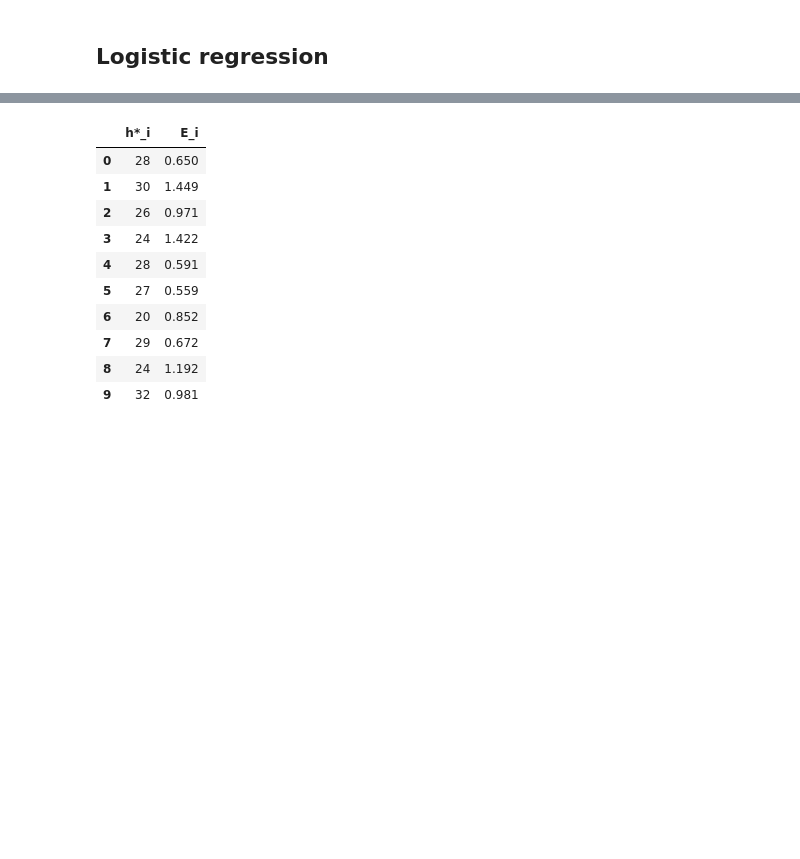
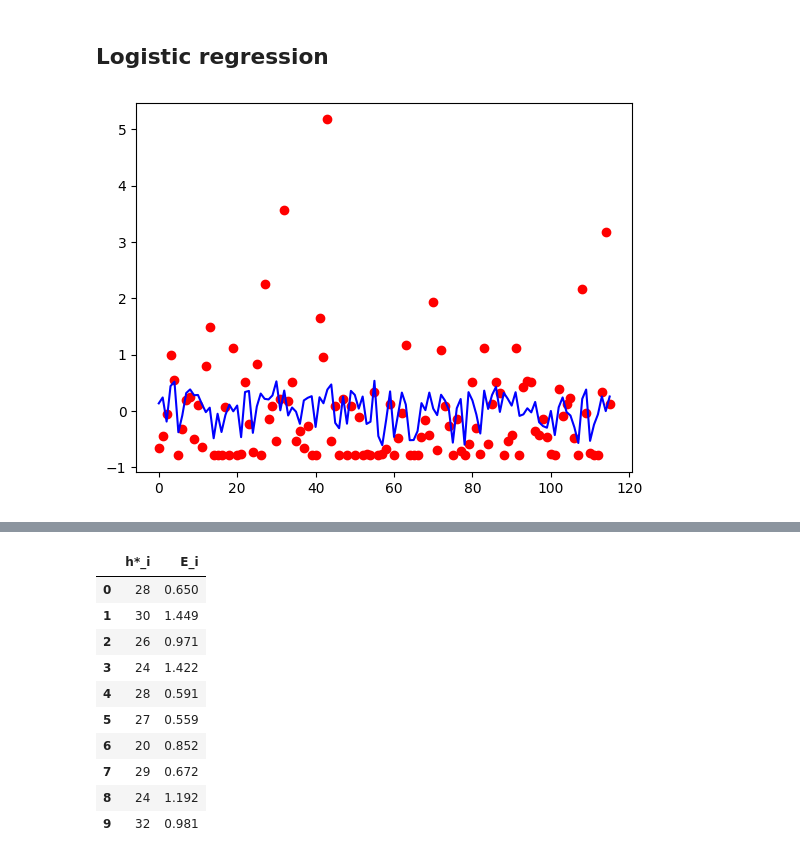
Before and after one commit to jozgu/SourhtAfricaHealthProject, a Jupyter notebook: assignment2.ipynb, the cells around one changed output, grey strips where cells are left out. Drawn from its saved outputs; the diff is of its cells as text; code cells hidden in the pictures; blank space fills up the shorter version.

```diff
--- a/assignment2.ipynb
+++ b/assignment2.ipynb
@@ -212 +183,84 @@ def kfold_iterations(x_data: object, y_data: object, epochs: int, hidden_neurons
     return final_train_error_NN, E_i_NN, best_model_NN
+# %%
+# For linear regression
+results = pd.DataFrame(file['chd'])
+
+#Make data a torch tensor
+test = data.tobacco
+X = data.drop('tobacco', axis = 1)
+
+x = torch.tensor(X.values, dtype = torch.float)
+y = torch.tensor(test.values, dtype = torch.float)
+y = y.view(y.shape[0],1)
+
+X_train, X_test, y_train, y_test = train_test_split(x, y, random_state=25)
+
+#Model
+n_features = len(cols) - 1
+input_size = n_features
+output_size = 1
+
+model = nn.Linear(input_size, output_size)
+
+#Loss & Optimizer
+loss_function = nn.MSELoss()
+learning_rate = 0.01
+
+#wd = 0.001 #Use this if not looping
+
+step = []
+training_loss = []
+testing_loss = []
+
+for wd in np.arange(0,2, 0.01):
+    optimizer = torch.optim.SGD(model.parameters(), lr=learning_rate, weight_decay = wd)
+
+    #Training
+    epochs = 100
+    for epoch in range(epochs):
+        #Forwards pass + loss
+        y_predicted = model(X_train.float())
+        loss = loss_function(y_predicted, y_train)
+
+        #Backwards pass
+        loss.backward()
+
+        #update
+        optimizer.step()
+
+        optimizer.zero_grad()
+
+#        if (epoch+1) % 100 == 0:
+#            print(f'epoch: {epoch+1}, lambda = {wd:.3f}, loss = {loss.item():.4f}')
+
+
+    #Testing
+    test_predicted = model(X_test.float())
+    test_loss = loss_function(test_predicted, y_test)
+    test_loss = test_loss.detach()
+
+    step.append(wd)
+    training_loss.append(loss.item())
+    testing_loss.append(test_loss)
+
+#plot
+predicted = model(X_test).detach()
+plt.plot(y_test, 'ro')
+plt.plot(predicted, 'b')
+plt.show()
+
+plt.plot(step, training_loss, 'g', label ='training loss')
+plt.plot(step, testing_loss, 'r', label = 'testing loss')
+plt.legend()
+plt.xlabel('Regularization parameter')
+plt.ylabel('Loss')
+plt.show()
+
+
+
+# Run the whole chebang!! (should take about 10 min)
+#data_reg = data.drop("tobacco", axis =1)
+#hidden_neurons = np.arange(0, 50, 5) + 1
+#train_errors, test_errors, best_model = kfold_iterations(data_reg, data['tobacco'], epochs=200, hidden_neurons=hidden_neurons, k= 5)
+# %% [output]
+[figure, added]
```
Also changed, not shown: parts of 9 cells of this notebook.
